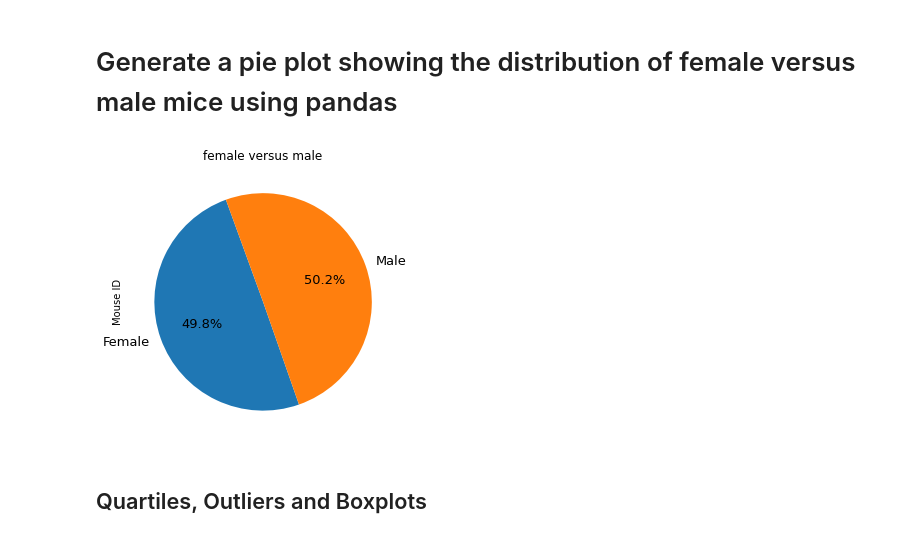
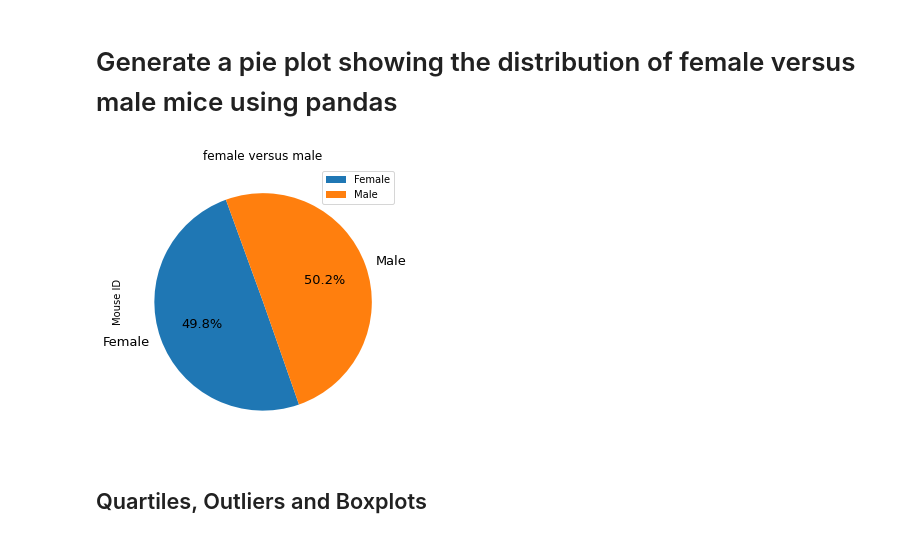
Before and after one commit to edo2021/MatplotlibChallenge, a Jupyter notebook: Pymaceuticals/pymaceuticals.ipynb, the cells around one changed output. Saved outputs shown, nothing was run; the diff lists cells and outputs as text; code cells hidden in the pictures.

```diff
--- a/Pymaceuticals/pymaceuticals.ipynb
+++ b/Pymaceuticals/pymaceuticals.ipynb
@@ -238,16 +238,16 @@ plt.show()
 # Generate a pie plot showing the distribution of female versus male mice using pandas
 # %%
 gender = mouse_metadata[["Mouse ID","Sex"]].groupby("Sex")
-gender_count = gender["Mouse ID"].count()
+#gender_count = gender["Mouse ID"].count()
 # %%
 # Generate a pie plot showing the distribution of female versus male mice using pyplot
 
-gender_count.plot(kind="pie", title=("female versus male"),legend=False,autopct='%1.1f%%',
+gender_count.plot(kind="pie", title=("female versus male"),legend=True,autopct='%1.1f%%',
  startangle=110, shadow=False, fontsize=13, figsize=(8,5))
 
 plt.show()
 # %% [output]
-[figure, old version]
+[figure, new version]
 # %% [markdown]
 ## Quartiles, Outliers and Boxplots
 # %%
```
